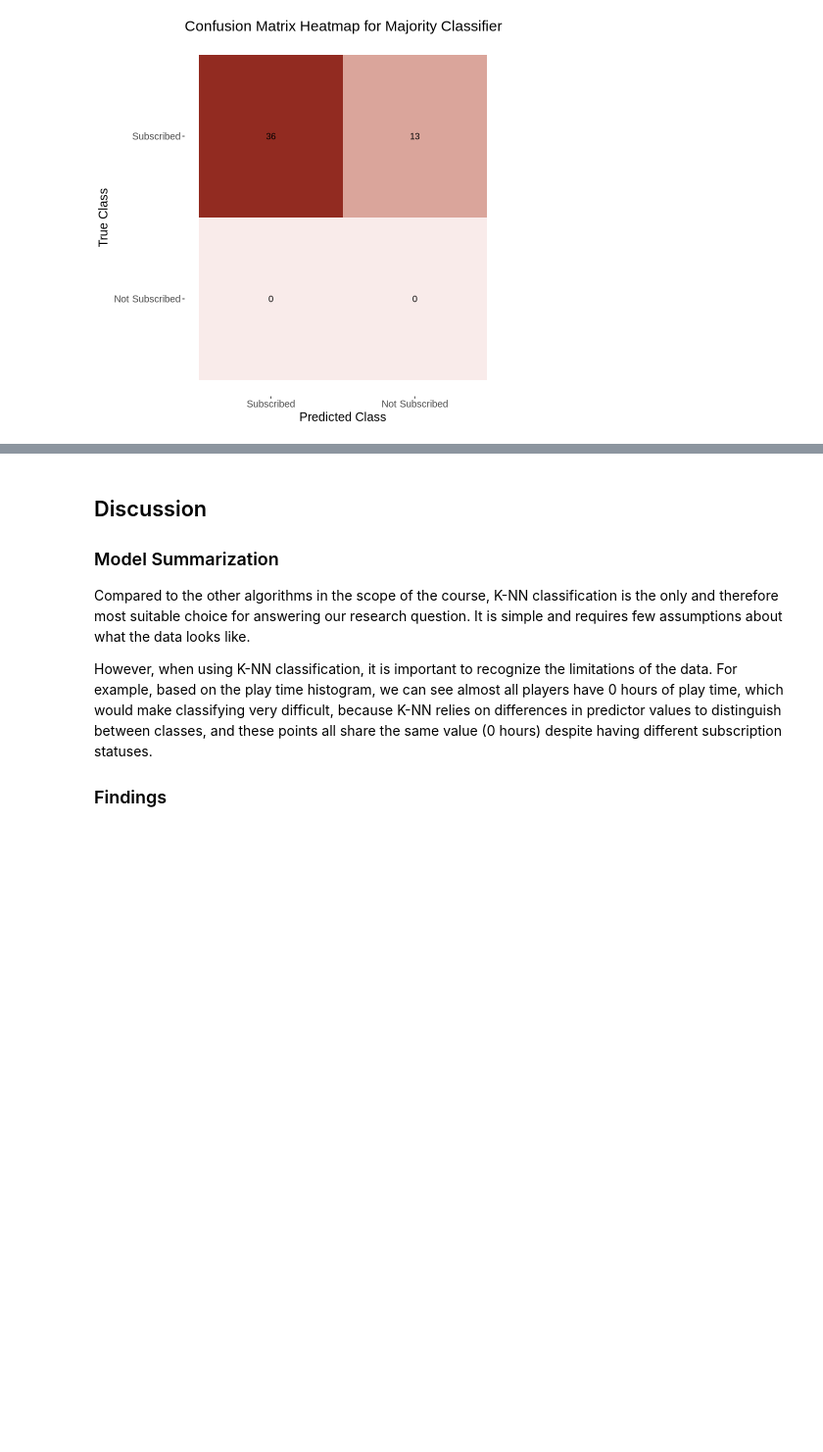
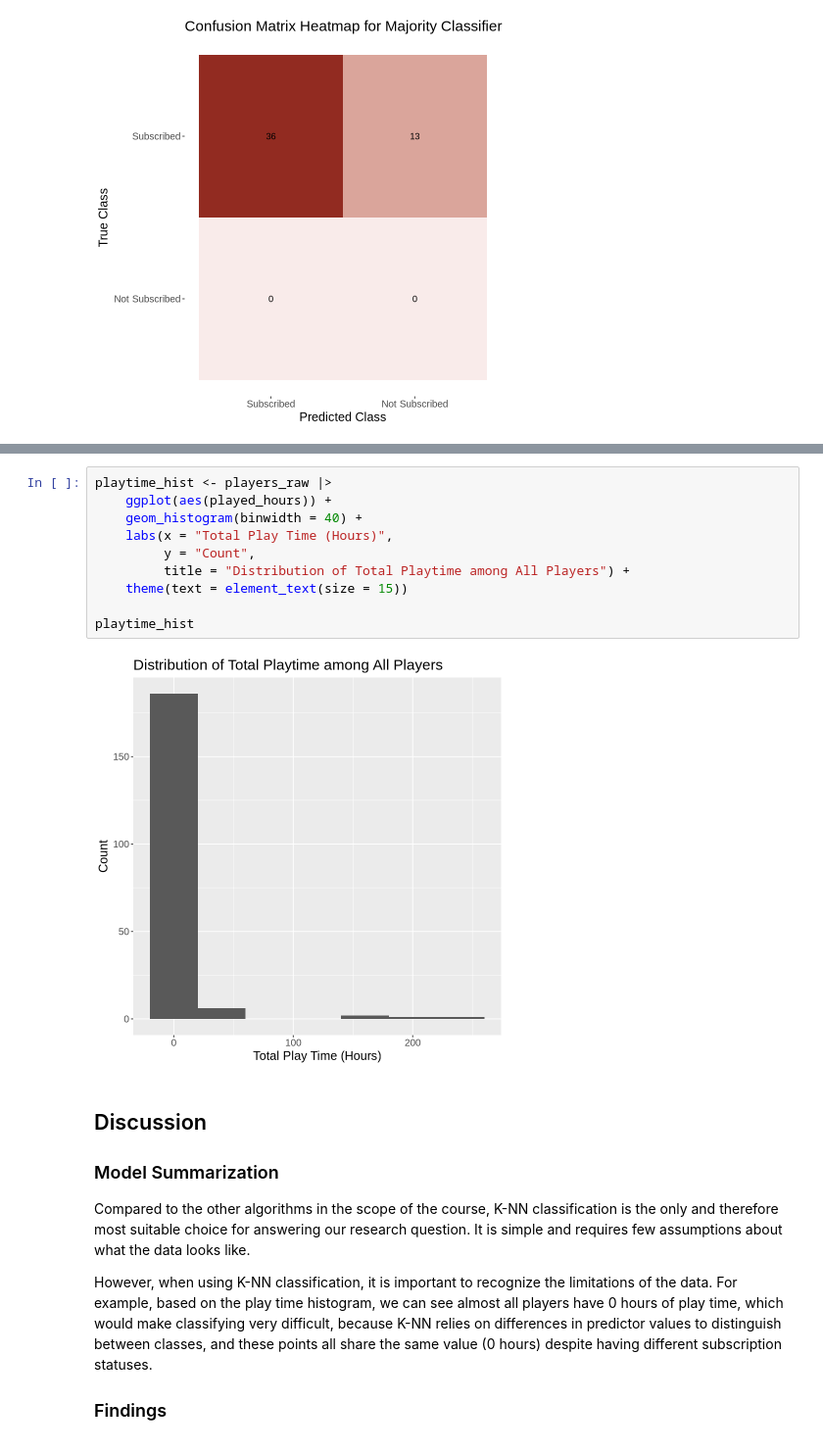
Before and after one commit to chrislee0530/group_23_project_final_report, a Jupyter notebook: group_23_project_final_report.ipynb, the cells around one changed output, grey strips where cells are left out. Shown at 98% size. Drawn from its saved outputs; the diff is of its cells as text; blank space fills up the shorter version.

```diff
--- a/group_23_project_final_report.ipynb
+++ b/group_23_project_final_report.ipynb
@@ -256,3 +316,15 @@ The KNN classifier achieves the exact same accuracy as the majority classifier,
+# %%
+playtime_hist <- players_raw |>
+    ggplot(aes(played_hours)) +
+    geom_histogram(binwidth = 40) +
+    labs(x = "Total Play Time (Hours)",
+         y = "Count",
+         title = "Distribution of Total Playtime among All Players") +
+    theme(text = element_text(size = 15))
+
+playtime_hist
+# %% [output]
+[figure, added]
 # %% [markdown]
 ## Discussion
 ### Model Summarization
```
Also changed, not shown: parts of 18 cells of this notebook.
